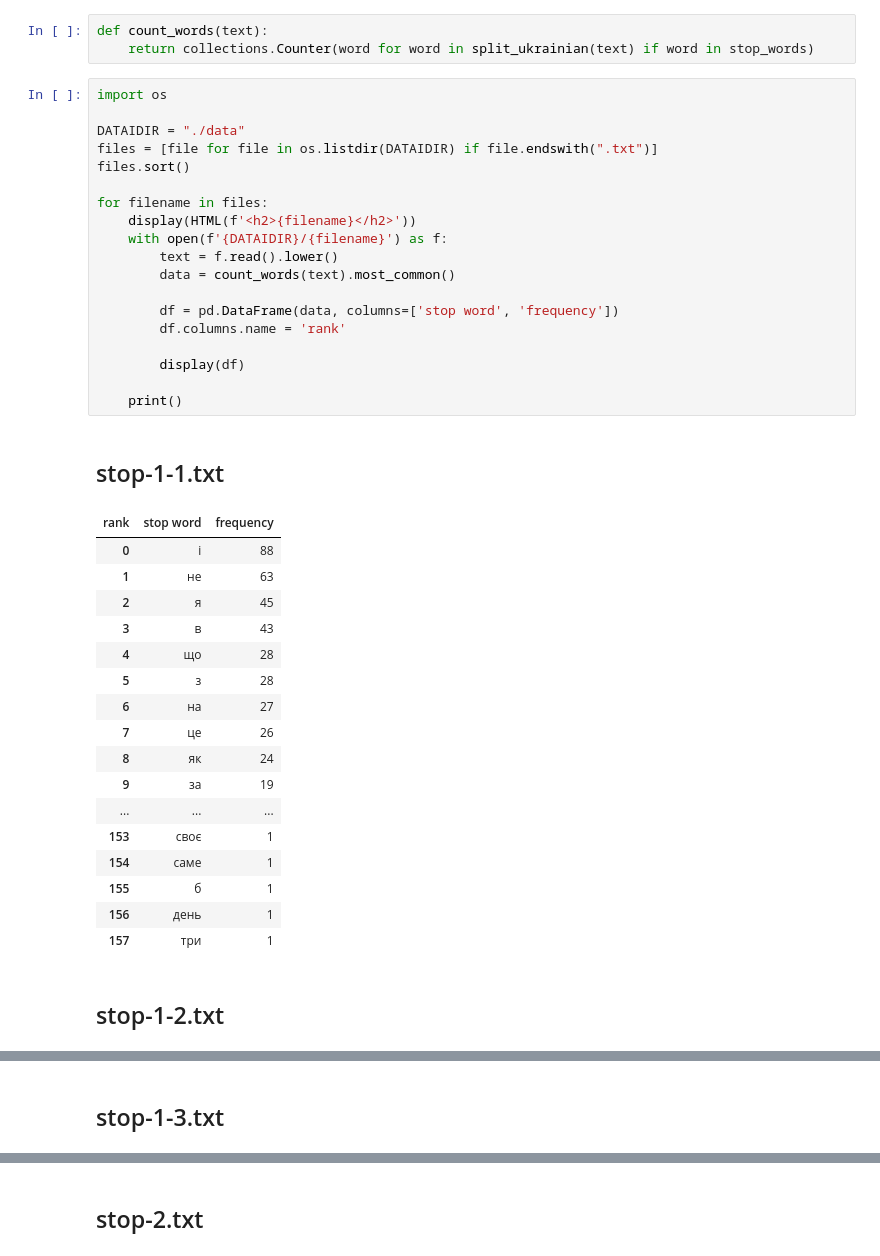
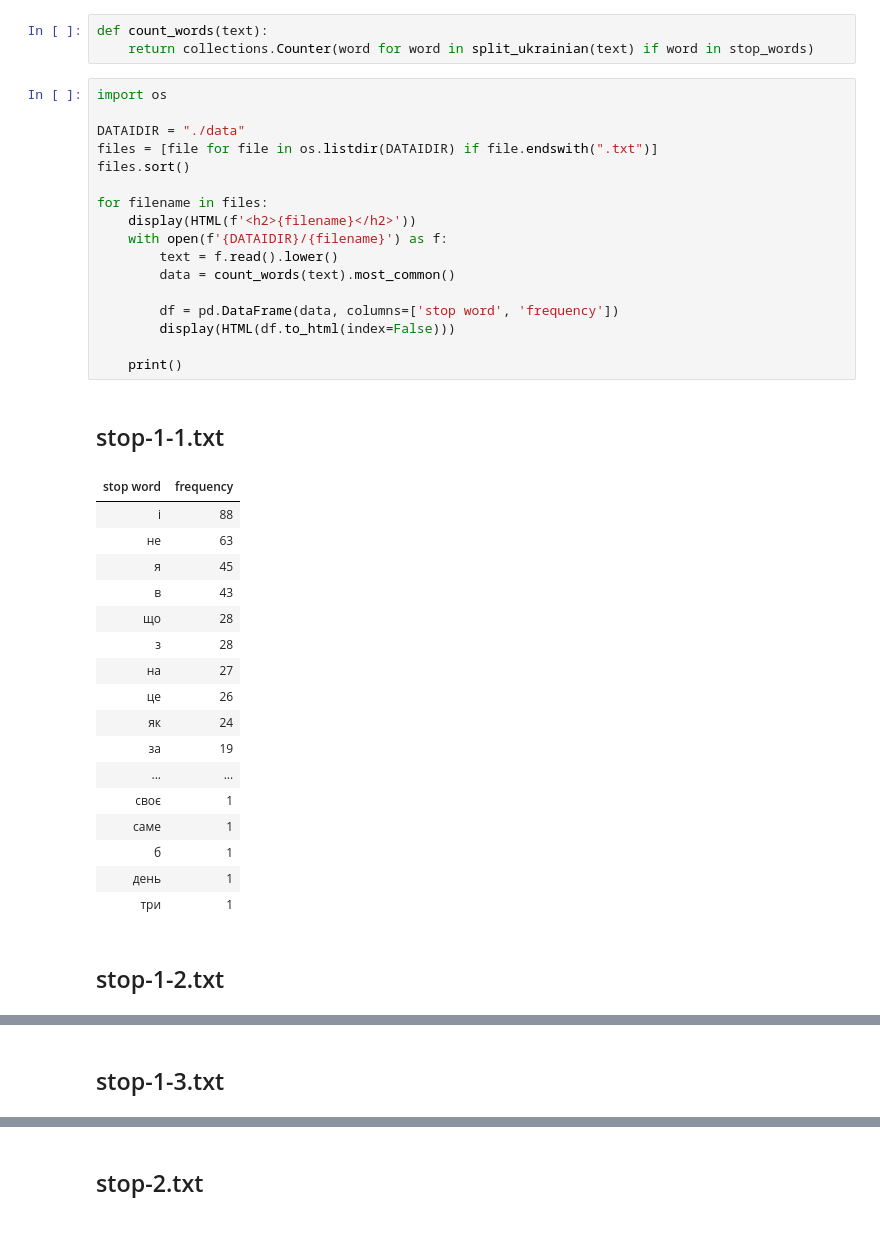
Before and after one commit to LanaVoronchuk/ukrainian-word-mood, a Jupyter notebook: stop-words/Stop_Words.ipynb, the cells around one changed output, grey strips where cells are left out. Drawn from its saved outputs; the diff is of its cells as text.

Commit message:
hide index

```diff
--- a/stop-words/Stop_Words.ipynb
+++ b/stop-words/Stop_Words.ipynb
@@ -52,39 +48,37 @@ def count_words(text):
 # %%
 import os
 
 DATAIDIR = "./data"
 files = [file for file in os.listdir(DATAIDIR) if file.endswith(".txt")]
 files.sort()
 
 for filename in files:
     display(HTML(f'<h2>{filename}</h2>'))
     with open(f'{DATAIDIR}/{filename}') as f:
         text = f.read().lower()
         data = count_words(text).most_common()
 
         df = pd.DataFrame(data, columns=['stop word', 'frequency'])
-        df.columns.name = 'rank'
-
-        display(df)
+        display(HTML(df.to_html(index=False)))
 
     print()
 # %% [output]
 stop-1-1.txt
-| rank | stop word | frequency |
-| 0 | і | 88 |
-| 1 | не | 63 |
-| 2 | я | 45 |
-| 3 | в | 43 |
-| 4 | що | 28 |
-| 5 | з | 28 |
-| 6 | на | 27 |
-| 7 | це | 26 |
-| 8 | як | 24 |
-| 9 | за | 19 |
-| ... | ... | ... |
-| 153 | своє | 1 |
-| 154 | саме | 1 |
-| 155 | б | 1 |
-| 156 | день | 1 |
-| 157 | три | 1 |
+| stop word | frequency |
+| і | 88 |
+| не | 63 |
+| я | 45 |
+| в | 43 |
+| що | 28 |
+| з | 28 |
+| на | 27 |
+| це | 26 |
+| як | 24 |
+| за | 19 |
+| ... | ... |
+| своє | 1 |
+| саме | 1 |
+| б | 1 |
+| день | 1 |
+| три | 1 |
 stop-1-2.txt
```
Also changed, not shown: parts of 2 cells of this notebook.
